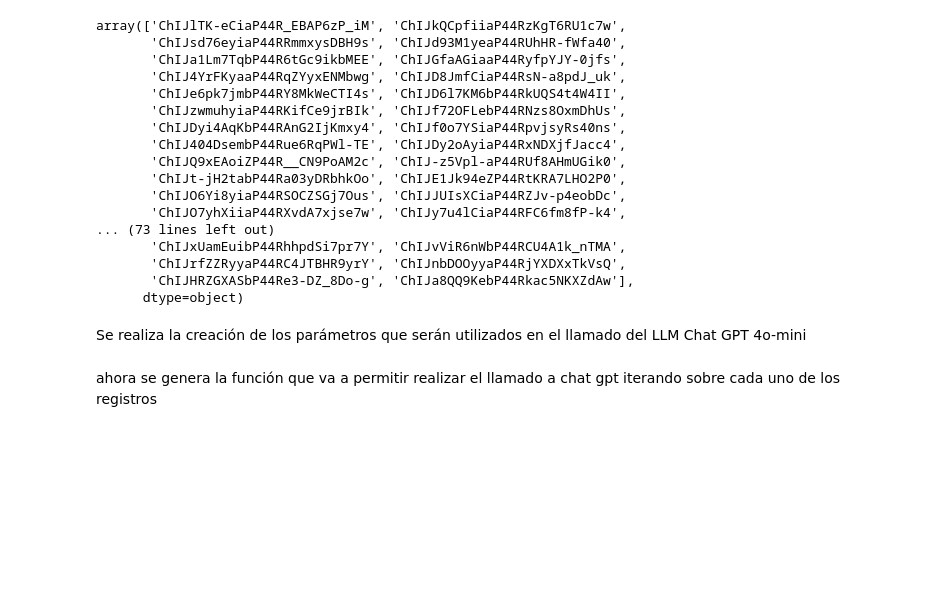
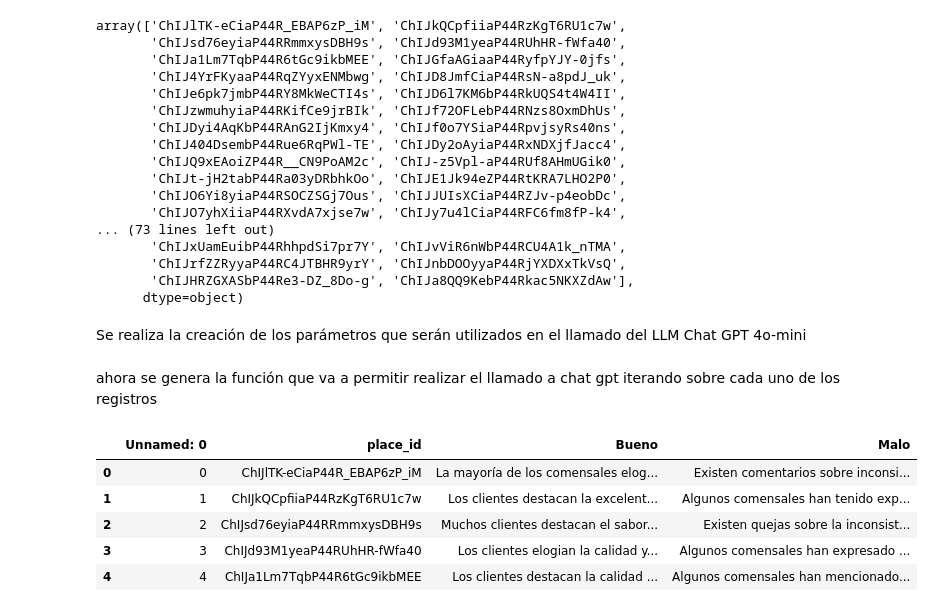
Before and after one commit to Serebas12/NLP, a Jupyter notebook: gtp_resumenes.ipynb, the cells around one changed output. Saved outputs shown, nothing was run; the diff lists cells and outputs as text; code cells hidden in the pictures; blank space fills up the shorter version.

```diff
--- a/gtp_resumenes.ipynb
+++ b/gtp_resumenes.ipynb
@@ -121,6 +121,16 @@ for restaurante in restaurante_id:
     df_resultados = pd.concat([df_resultados, temp_df], ignore_index=True)
 # %%
 #df_resultados.to_csv("resumen_restaurantes.csv")
+# %%
+df_resultados=pd.read_csv(r"C:\Users\jssaa\OneDrive\Documentos\sebastian saavedra\Maestria\Semestre 2024 02\NLP\Proyecto\resumen_restaurantes.csv")
+df_resultados.head()
+# %% [output]
+|  | Unnamed: 0 | place_id | Bueno | Malo |
+| 0 | 0 | ChIJlTK-eCiaP44R_EBAP6zP_iM | La mayoría de los comensales elog... | Existen comentarios sobre inconsi... |
+| 1 | 1 | ChIJkQCpfiiaP44RzKgT6RU1c7w | Los clientes destacan la excelent... | Algunos comensales han tenido exp... |
+| 2 | 2 | ChIJsd76eyiaP44RRmmxysDBH9s | Muchos clientes destacan el sabor... | Existen quejas sobre la inconsist... |
+| 3 | 3 | ChIJd93M1yeaP44RUhHR-fWfa40 | Los clientes elogian la calidad y... | Algunos comensales han expresado ... |
+| 4 | 4 | ChIJa1Lm7TqbP44R6tGc9ikbMEE | Los clientes destacan la calidad ... | Algunos comensales han mencionado... |
 # %%
 df_general=df_testing[["nombre","latitud", "longitud","place_id","calificacion","url"]]
 df_general=df_general.drop_duplicates()
```
Also changed, not shown: parts of 6 cells of this notebook, 2 other files.
